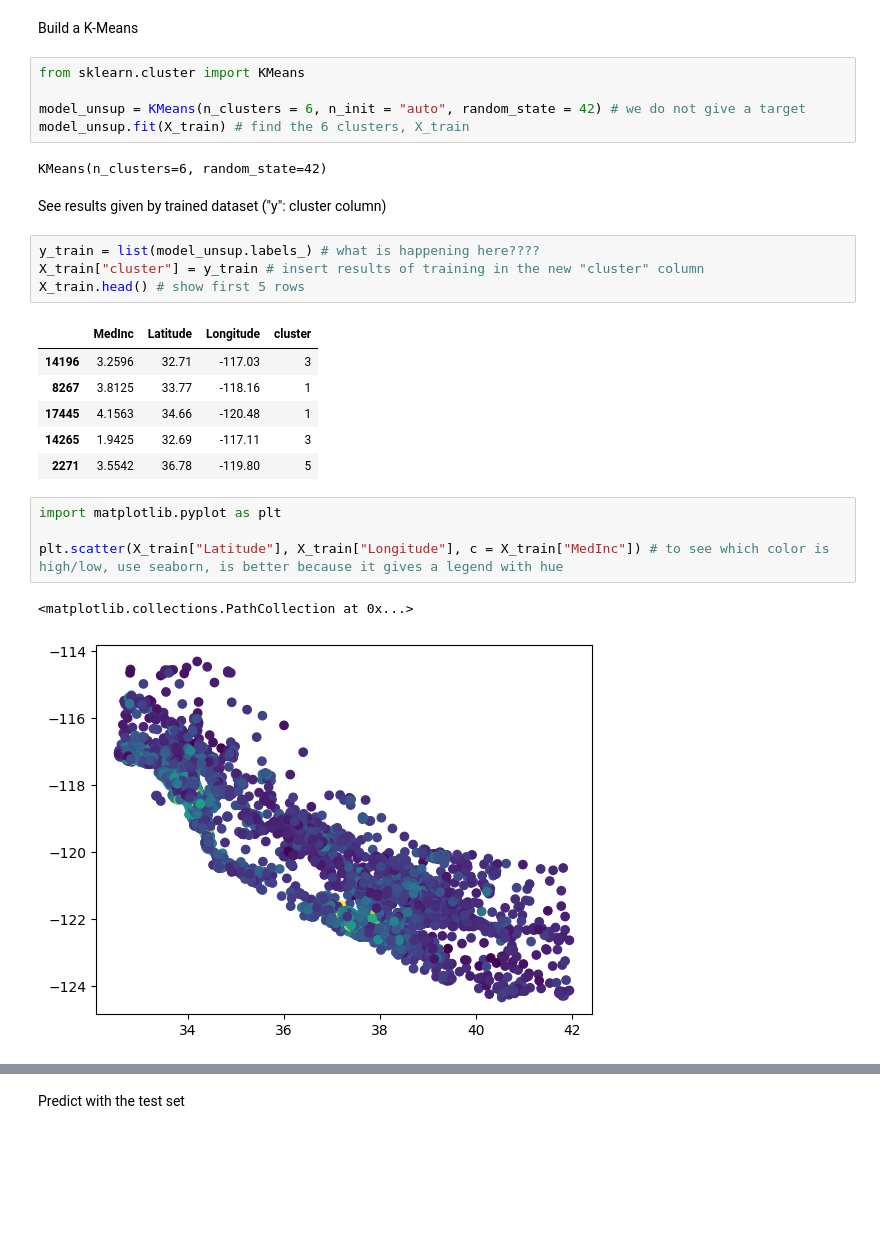
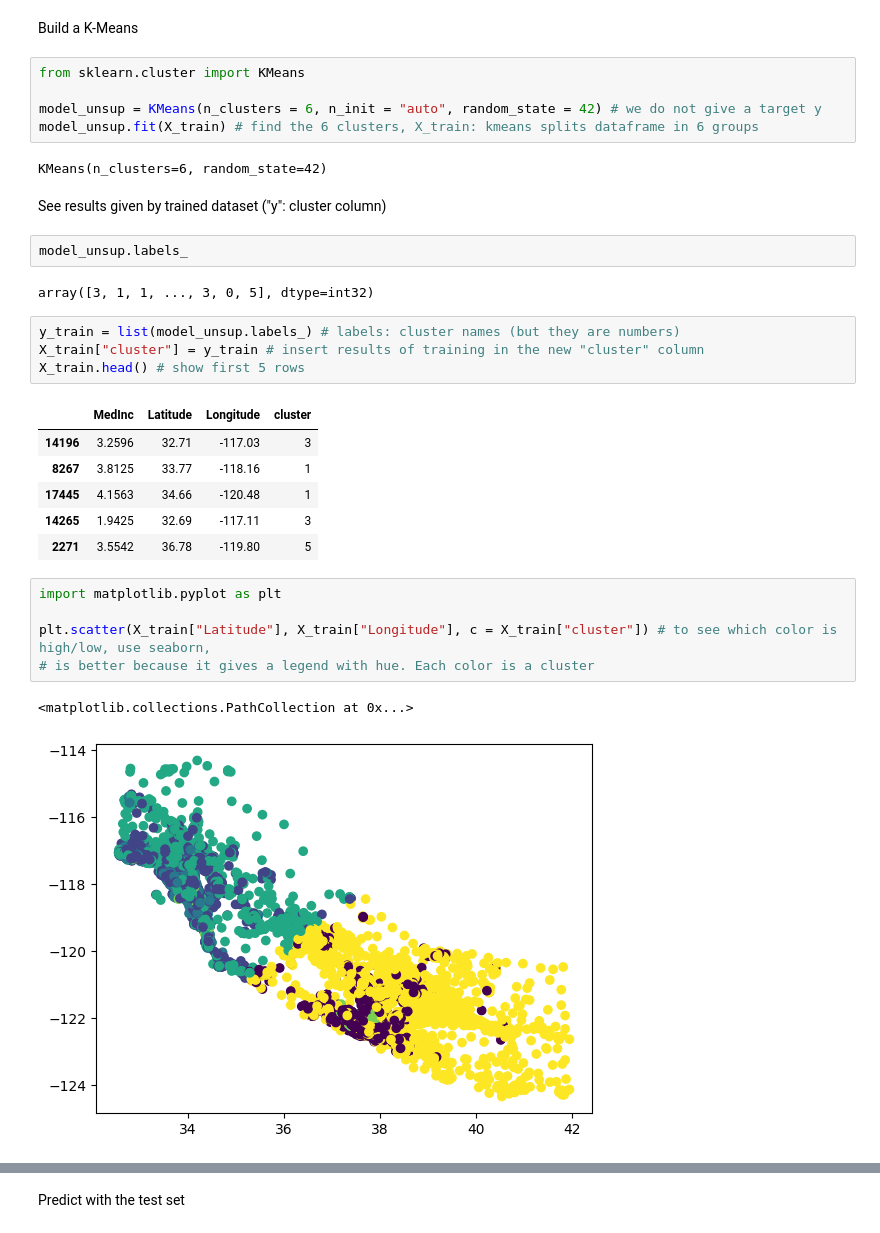
Before and after one commit to maria-pigazzi/K-means, a Jupyter notebook: src/explore.ipynb, the cells around one changed output, grey strips where cells are left out. Saved outputs shown, nothing was run; the diff lists cells and outputs as text; blank space fills up the shorter version.

```diff
--- a/src/explore.ipynb
+++ b/src/explore.ipynb
@@ -43,14 +52,18 @@ Build a K-Means
 # %%
 from sklearn.cluster import KMeans
 
-model_unsup = KMeans(n_clusters = 6, n_init = "auto", random_state = 42) # we do not give a target
-model_unsup.fit(X_train) # find the 6 clusters, X_train
+model_unsup = KMeans(n_clusters = 6, n_init = "auto", random_state = 42) # we do not give a target y
+model_unsup.fit(X_train) # find the 6 clusters, X_train: kmeans splits dataframe in 6 groups
 # %% [output]
 KMeans(n_clusters=6, random_state=42)
 # %% [markdown]
 See results given by trained dataset ("y": cluster column)
+# %%
+model_unsup.labels_
+# %% [output]
+array([3, 1, 1, ..., 3, 0, 5], dtype=int32)
 # %%
-y_train = list(model_unsup.labels_) # what is happening here????
+y_train = list(model_unsup.labels_) # labels: cluster names (but they are numbers)
 X_train["cluster"] = y_train # insert results of training in the new "cluster" column
 X_train.head() # show first 5 rows
 # %% [output]
@@ -63,10 +76,11 @@ X_train.head() # show first 5 rows
 # %%
 import matplotlib.pyplot as plt
 
-plt.scatter(X_train["Latitude"], X_train["Longitude"], c = X_train["MedInc"]) # to see which color is high/low, use seaborn, is better because it gives a legend with hue
+plt.scatter(X_train["Latitude"], X_train["Longitude"], c = X_train["cluster"]) # to see which color is high/low, use seaborn,
+# is better because it gives a legend with hue. Each color is a cluster
 # %% [output]
 <matplotlib.collections.PathCollection at 0x...>
-[figure, old version]
+[figure, new version]
 # %%
 import matplotlib.pyplot as plt
 import seaborn as sns
```
Also changed, not shown: parts of 12 cells of this notebook.
